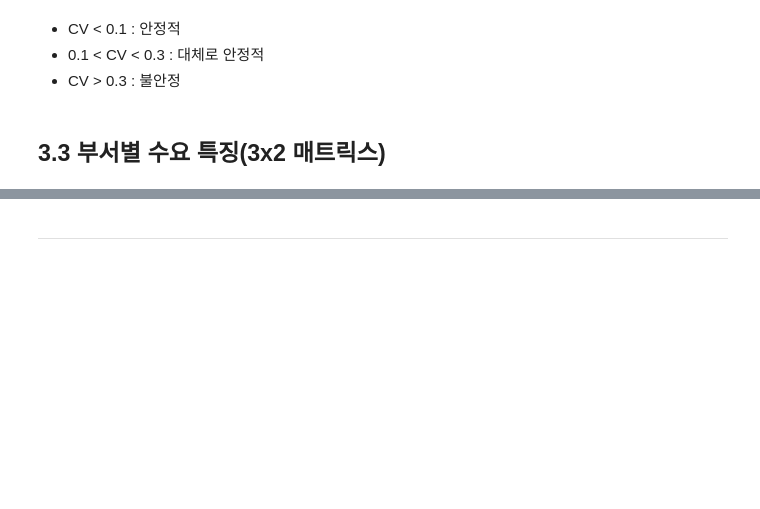
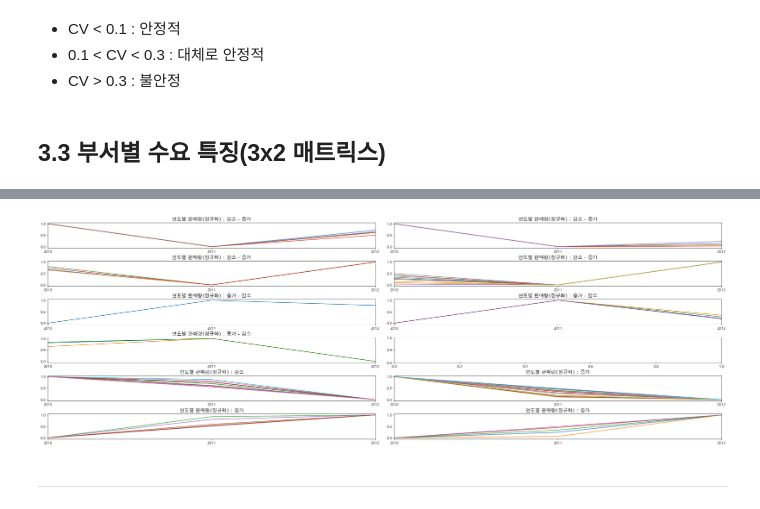
Before and after one commit to lee-jong-gu/walmart_Store_sales_forecasting, a Jupyter notebook: 1. 분류 예측 알고리즘.ipynb, the cells around one changed output, grey strips where cells are left out. Saved outputs shown, nothing was run; the diff lists cells and outputs as text; code cells hidden in the pictures; blank space fills up the shorter version.

```diff
--- a/1. 분류 예측 알고리즘.ipynb
+++ b/1. 분류 예측 알고리즘.ipynb
@@ -613,3 +696,70 @@ HQ_HV = sorted(list(set(all_CV_HV) & set(HQ)))
+# %%
+fig, ax = plt.subplots(6,2, figsize=(30,10),constrained_layout=True)
+ax = ax.flatten()
+# plt.tight_layout()
+
+for i in one_zero_high:
+    date_sales = train_features_type[train_features_type['Dept']==i].set_index('Date').resample('y')['Weekly_Sales'].mean()
+    ((date_sales-date_sales.min()) / (date_sales.max() - date_sales.min())).plot(ax=ax[0])
+    ax[0].set_xlabel(None)
+    ax[0].set_title("연도별 판매량(정규화) : 감소 - 증가",fontsize=15)
+for i in one_zero_low:
+    date_sales = train_features_type[train_features_type['Dept']==i].set_index('Date').resample('y')['Weekly_Sales'].mean()
+    ((date_sales-date_sales.min()) / (date_sales.max() - date_sales.min())).plot(ax=ax[1])
+    ax[1].set_xlabel(None)
+    ax[1].set_title("연도별 판매량(정규화) : 감소 - 증가",fontsize=15)
+for i in v_dept_high:
+    date_sales = train_features_type[train_features_type['Dept']==i].set_index('Date').resample('y')['Weekly_Sales'].mean()
+    ((date_sales-date_sales.min()) / (date_sales.max() - date_sales.min())).plot(ax=ax[2])
+    ax[2].set_xlabel(None)
+    ax[2].set_title("연도별 판매량(정규화) : 감소 - 증가",fontsize=15)
+for i in v_dept_low:
+    date_sales = train_features_type[train_features_type['Dept']==i].set_index('Date').resample('y')['Weekly_Sales'].mean()
+    ((date_sales-date_sales.min()) / (date_sales.max() - date_sales.min())).plot(ax=ax[3])
+    ax[3].set_xlabel(None)
+    ax[3].set_title("연도별 판매량(정규화) : 감소 - 증가",fontsize=15)
+for i in zero_one_high:
+    date_sales = train_features_type[train_features_type['Dept']==i].set_index('Date').resample('y')['Weekly_Sales'].mean()
+    ((date_sales-date_sales.min()) / (date_sales.max() - date_sales.min())).plot(ax=ax[4])
+    ax[4].set_xlabel(None)
+    ax[4].set_title("연도별 판매량(정규화) : 증가 - 감소",fontsize=15)
+for i in zero_one_low:
+    date_sales = train_features_type[train_features_type['Dept']==i].set_index('Date').resample('y')['Weekly_Sales'].mean()
+    ((date_sales-date_sales.min()) / (date_sales.max() - date_sales.min())).plot(ax=ax[5])
+    ax[5].set_xlabel(None)
+    ax[5].set_title("연도별 판매량(정규화) : 증가 - 감소",fontsize=15)
+for i in reverse_v_high:
+    date_sales = train_features_type[train_features_type['Dept']==i].set_index('Date').resample('y')['Weekly_Sales'].mean()
+    ((date_sales-date_sales.min()) / (date_sales.max() - date_sales.min())).plot(ax=ax[6])
+    ax[6].set_xlabel(None)
+    ax[6].set_title("연도별 판매량(정규화) : 증가 - 감소",fontsize=15)
+for i in reverse_v_low:
+    date_sales = train_features_type[train_features_type['Dept']==i].set_index('Date').resample('y')['Weekly_Sales'].mean()
+    ((date_sales-date_sales.min()) / (date_sales.max() - date_sales.min())).plot(ax=ax[7])
+    ax[7].set_xlabel(None)
+    ax[7].set_title("연도별 판매량(정규화) : 증가 - 감소",fontsize=15)
+for i in desc_dept_high:
+    date_sales = train_features_type[train_features_type['Dept']==i].set_index('Date').resample('y')['Weekly_Sales'].mean()
+    ((date_sales-date_sales.min()) / (date_sales.max() - date_sales.min())).plot(ax=ax[8])
+    ax[8].set_xlabel(None)
+    ax[8].set_title("연도별 판매량(정규화) : 감소",fontsize=15)
+for i in desc_dept_low:
+    date_sales = train_features_type[train_features_type['Dept']==i].set_index('Date').resample('y')['Weekly_Sales'].mean()
+    ((date_sales-date_sales.min()) / (date_sales.max() - date_sales.min())).plot(ax=ax[9])
+    ax[9].set_xlabel(None)
+    ax[9].set_title("연도별 판매량(정규화) : 증가",fontsize=15)
+for i in asc_dept_high:
+    date_sales = train_features_type[train_features_type['Dept']==i].set_index('Date').resample('y')['Weekly_Sales'].mean()
+    ((date_sales-date_sales.min()) / (date_sales.max() - date_sales.min())).plot(ax=ax[10])
+    ax[10].set_xlabel(None)
+    ax[10].set_title("연도별 판매량(정규화) : 증가",fontsize=15)
+for i in asc_dept_low:
+    date_sales = train_features_type[train_features_type['Dept']==i].set_index('Date').resample('y')['Weekly_Sales'].mean()
+    ((date_sales-date_sales.min()) / (date_sales.max() - date_sales.min())).plot(ax=ax[11])
+    ax[11].set_xlabel(None)
+    ax[11].set_title("연도별 판매량(정규화) : 증가",fontsize=15)
+# %% [output]
+[figure, added]
 # %% [markdown]
 ---
 # %% [markdown]
```
Also changed, not shown: parts of 4 cells of this notebook, 1 other file.
